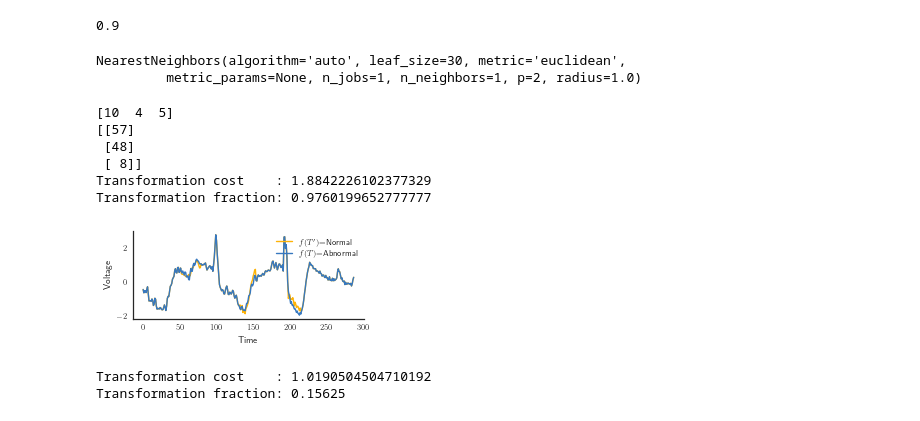
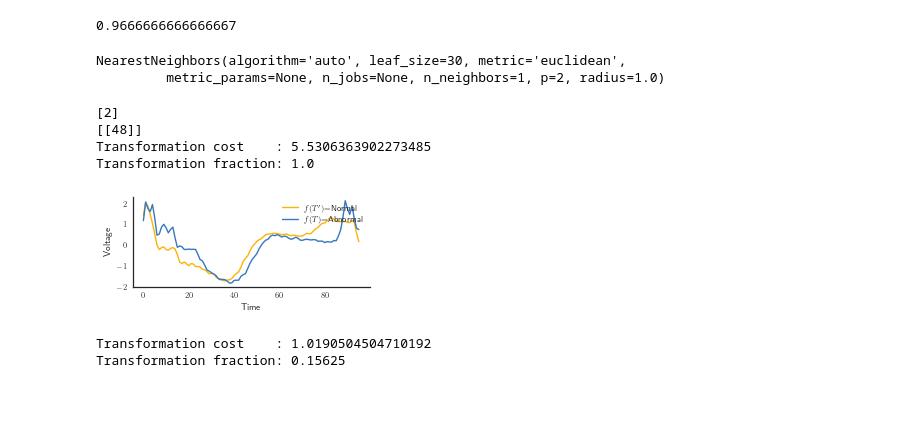
Before and after one commit to isaksamsten/tsexplain, a Jupyter notebook: TimeSeries_Transform.ipynb, the cells around one changed output. Drawn from its saved outputs; the diff is of its cells as text; code cells hidden in the pictures.

```diff
--- a/TimeSeries_Transform.ipynb
+++ b/TimeSeries_Transform.ipynb
@@ -95,6 +95,8 @@ t = IncrementalTreeLabelTransform(
     n_jobs=8,
     batch_size=0.1,
 )
+# %%
+t = NearestNeighbourLabelTransformer(n_neighbors=3)
 # %%
 t.fit(x_train, y_train, to_label)
 # %% [output]
@@ -110,15 +153,15 @@ x_prime_ir = x_prime
 # %%
 t.score(x_test, y_test)
 # %% [output]
-0.9
+0.9666666666666667
 # %%
 neigh = NearestNeighbors(1, metric="euclidean")
 neigh.fit(x_train[y_train == to_label])
 # %% [output]
 NearestNeighbors(algorithm='auto', leaf_size=30, metric='euclidean',
-         metric_params=None, n_jobs=1, n_neighbors=1, p=2, radius=1.0)
+         metric_params=None, n_jobs=None, n_neighbors=1, p=2, radius=1.0)
 # %%
-idx=np.random.randint(0, x_prime.shape[0], size=3)#
+idx=np.random.randint(0, x_prime.shape[0], size=1)#
 print(idx)
 def plot_example(ax, x_i, min_x, closest, x_train, y_train, to_label, from_label, nn_x=None):
     ax.plot(min_x, color=sns.xkcd_rgb["amber"], label="$f(T')$={}".format("Normal"))
@@ -127,40 +170,38 @@ def plot_example(ax, x_i, min_x, closest, x_train, y_train, to_label, from_label
         ax.plot(nn_x,
                 c="gray",
                 dashes=[2, 2],
                 label="$NN_1(T,  D_{y=" + str("Normal") + "})$",
         )
 
 closest = neigh.kneighbors(x_from[idx], return_distance=False)
 print(closest)
 nn_x = x_train[y_train == to_label][closest.reshape(-1)].reshape(-1)
 fig, ax = plt.subplots(1)
 plot_example(ax,
              x_from[idx].reshape(-1),
              x_prime[idx].reshape(-1),
              closest,
              x_train,
              y_train,
              to_label,
              from_label,
              None)
 #plot_example(ax, x_from[idx], nn_x_prime[idx], closest, x_train, y_train, to_label, from_label)
 plt.legend(loc=1)
 plt.xlabel("Time")
 plt.ylabel("Voltage")
 #plt.ylim([-3, 6])
 set_size(fig, ax)
 #plt.title("SE transform (cost: {:.2f}, %-change: {:.2f})")
 plt.savefig("figure/ecg_200_motivation.pdf")
 print("Transformation cost    :", cost(x_prime[idx].reshape(1, -1), x_from[idx].reshape(1, -1)))
 print("Transformation fraction:", differences(x_prime[idx], x_from[idx], axis=0))
 # %% [output]
-[10  4  5]
-[[57]
- [48]
- [ 8]]
-Transformation cost    : 1.8842226102377329
-Transformation fraction: 0.9760199652777777
+[2]
+[[48]]
+Transformation cost    : 5.5306363902273485
+Transformation fraction: 1.0
-[figure, old version]
+[figure, new version]
 # %%
 idx=1 # change me
 closest = neigh.kneighbors(x_from[idx].reshape(1, -1), return_distance=False)
```
Also changed, not shown: parts of 6 cells of this notebook, 1 other file.
